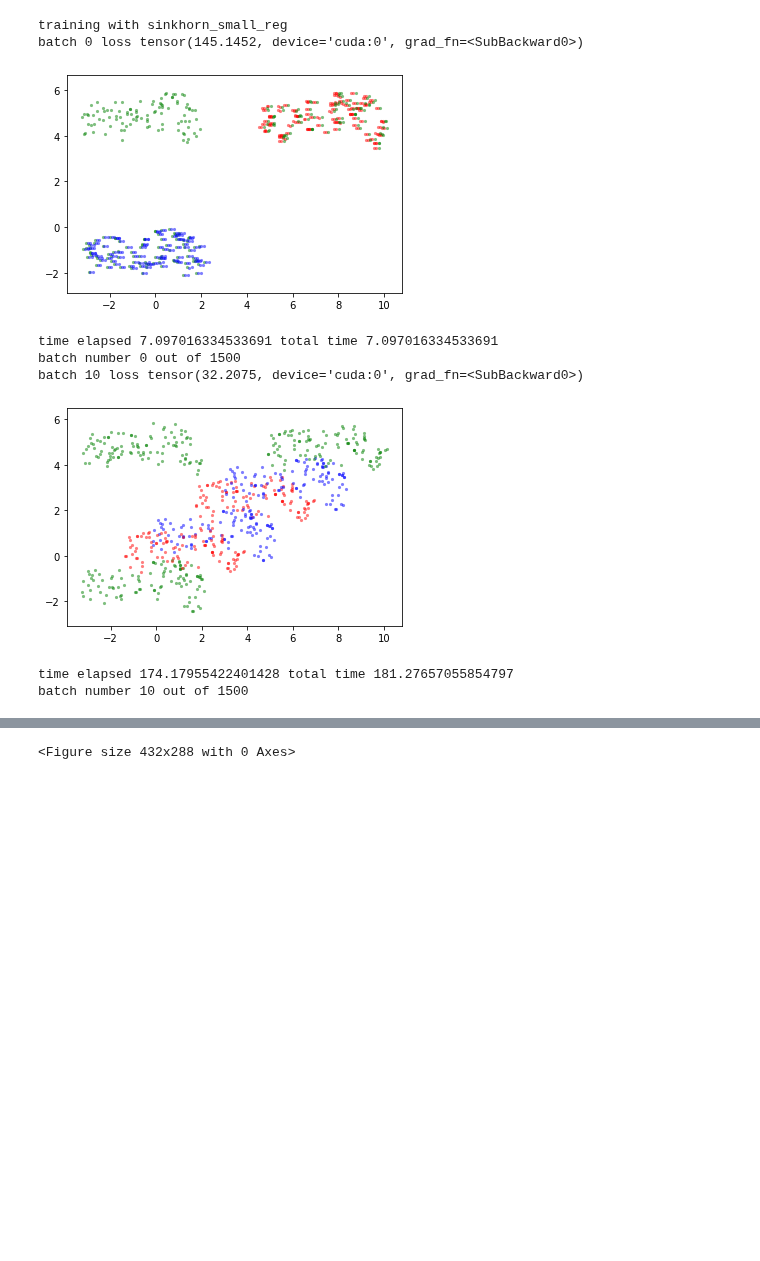
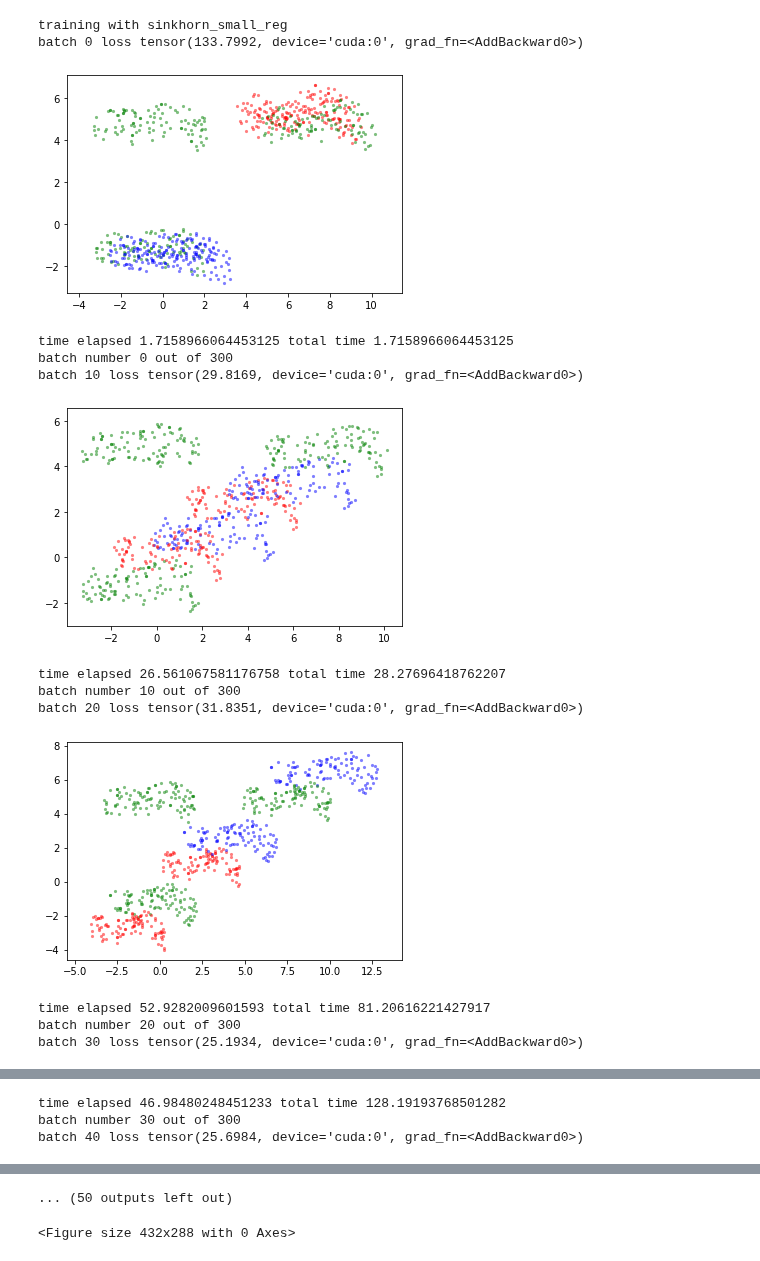
Before and after one commit to pzpzpzp1/wassflow, a Jupyter notebook: cnf-sinkhorn-demo.ipynb, the cells around one changed output, grey strips where cells are left out. Cells and saved outputs as stored; diff of their text form; code cells hidden in the pictures; blank space fills up the shorter version.

```diff
--- a/cnf-sinkhorn-demo.ipynb
+++ b/cnf-sinkhorn-demo.ipynb
@@ -17,17 +17,3 @@ from torch.distributions import MultivariateNormal
 use_cuda = torch.cuda.is_available()
 from geomloss import SamplesLoss
 device = torch.device('cuda' if torch.cuda.is_available() else 'cpu')
-# %%
-# fourier features mapping
-class InputMapping(nn.Module):
-    def __init__(self, d_in, n_freq, sigma=10):
-        super().__init__()
-        self.B = nn.Parameter(torch.randn(n_freq, d_in) * sigma, requires_grad=False).to(device)
-        self.d_in = d_in;
-        self.n_freq = n_freq;
-        self.d_out = n_freq * 2 + d_in - 1;
-    def forward(self, xi):
-        # x = (xi/(2*np.pi)) @ self.B.T
-        x = (2*np.pi*xi) @ self.B.T
-        # pdb.set_trace()
-        return torch.cat([torch.sin(x), torch.cos(x), xi[:,[1, 2]]], dim=-1)
@@ -437,15 +505,20 @@ plt.show()
 # %%
 dat_tuple = (dat1,dat2,dat3)
 z_target = torch.stack(dat_tuple).to(device)
 for my_loss in ['sinkhorn_small_reg']:
-    model = learn_trajectory(z_target, my_loss=my_loss,n_iters=1500,n_subsample=100)
+    %prun model = learn_trajectory(z_target, my_loss=my_loss,n_iters=300,n_subsample=100)
 # %% [output]
 training with sinkhorn_small_reg
-batch 0 loss tensor(145.1452, device='cuda:0', grad_fn=<SubBackward0>)
+batch 0 loss tensor(133.7992, device='cuda:0', grad_fn=<AddBackward0>)
-[figure, old version]
+[figure, new version]
-time elapsed 7.097016334533691 total time 7.097016334533691
-batch number 0 out of 1500
-batch 10 loss tensor(32.2075, device='cuda:0', grad_fn=<SubBackward0>)
+time elapsed 1.7158966064453125 total time 1.7158966064453125
+batch number 0 out of 300
+batch 10 loss tensor(29.8169, device='cuda:0', grad_fn=<AddBackward0>)
-[figure, old version]
+[figure, new version]
-time elapsed 174.17955422401428 total time 181.27657055854797
-batch number 10 out of 1500
+time elapsed 26.561067581176758 total time 28.27696418762207
+batch number 10 out of 300
+batch 20 loss tensor(31.8351, device='cuda:0', grad_fn=<AddBackward0>)
+[figure, added]
+time elapsed 52.9282009601593 total time 81.20616221427917
+batch number 20 out of 300
+batch 30 loss tensor(25.1934, device='cuda:0', grad_fn=<AddBackward0>)
@@ -451,0 +526,3 @@ batch number 10 out of 1500
+time elapsed 46.98480248451233 total time 128.19193768501282
+batch number 30 out of 300
+batch 40 loss tensor(25.6984, device='cuda:0', grad_fn=<AddBackward0>)
@@ -452,3 +534,4 @@ batch number 10 out of 1500
+... (50 outputs left out)
 # %%
 save_trajectory(model,z_target,my_loss, savedir='imgs', nsteps=101, memory=0.01, n=1000)
 save_trajectory(model,z_target,my_loss, savedir='imgs', nsteps=101, memory=0.01, n=1000,reverse=True)
```
Also changed, not shown: parts of 6 cells of this notebook.
